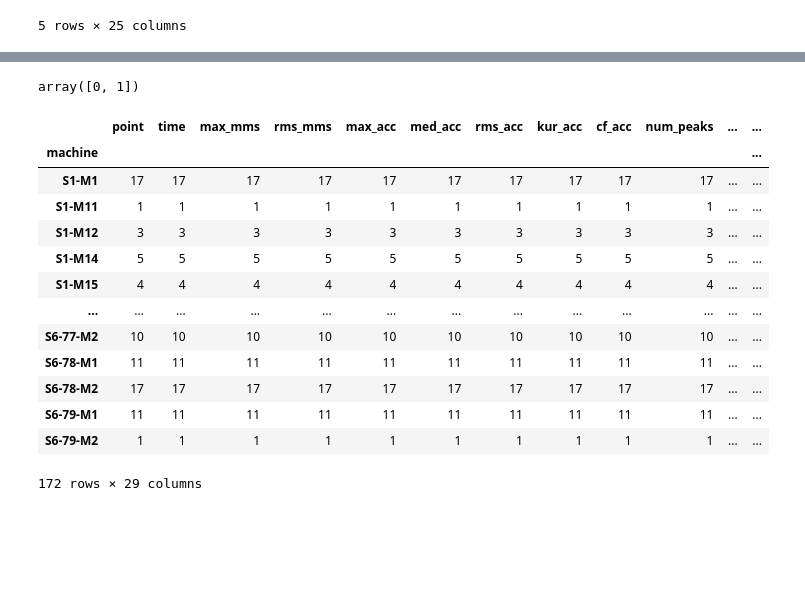
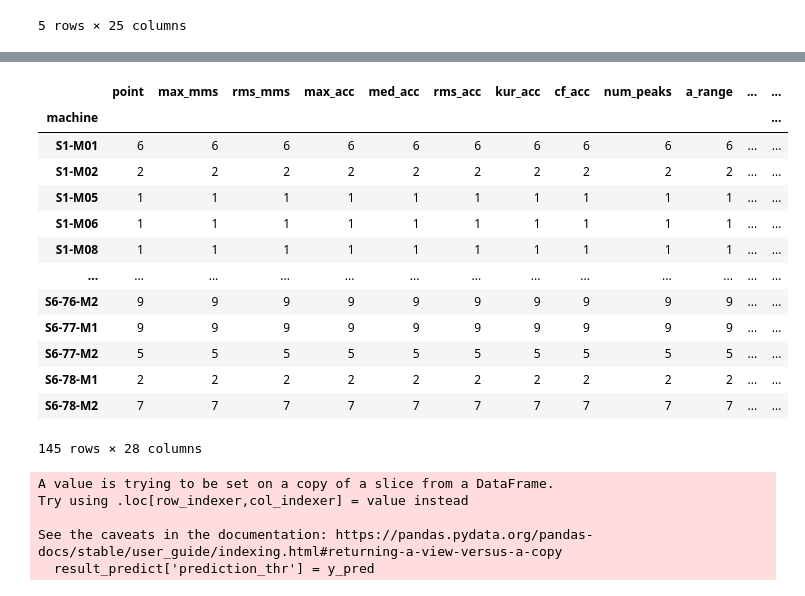
Before and after one commit to esteban-riv/projectargus, a Jupyter notebook: Model Application.ipynb, the cells around one changed output, grey strips where cells are left out. Saved outputs shown, nothing was run; the diff lists cells and outputs as text; code cells hidden in the pictures; blank space fills up the shorter version.

```diff
--- a/Model Application.ipynb
+++ b/Model Application.ipynb
@@ -71,18 +56,28 @@ result.tail()
 # %%
+# And apply all transformations to get features based on Feature Engineering section of "Project Argus.ipynb"
 
-result = result.sort_values(by='time')
+result.index = result.time
+result.drop(columns='time', inplace=True)
 result['prev_diag'] = result.groupby(['machine','point'])['Id_Estado_Activo'].shift(fill_value=1)
+
 result['pct_change_acc'] = result.groupby(['machine','point']).max_acc.pct_change(fill_method='ffill' )
 result['mean_mms_prev'] = result.groupby(['machine', 'point'])['rms_mms'].apply(lambda x: x.shift().expanding().mean())
 result['mean_mms_prev'] = result['mean_mms_prev']/result['rms_mms']
 result = result.fillna(0)
+
+
 result['element_type'] = result['point'][0:1]
 result.loc[:, 'element_type'] = result.point.map(lambda x: x[0])
-result.index = result.time
-result = result.dropna().sort_index()
-result['Id_Estado_Activo_fixed'] = result['Id_Estado_Activo_fixed'].astype('int')
-result['prev_diag'] = result['prev_diag'].astype('int')
+
+
+result_predict = result.dropna().sort_index()
+result_predict['Id_Estado_Activo_fixed'] = result_predict['Id_Estado_Activo_fixed'].astype('int')
+result_predict['prev_diag'] = result_predict['prev_diag'].astype('int')
 
 # We set the Good status as 0 label and Warning and Alarm as label 1.
-result['prev_diag'] = result['prev_diag'].replace({1:0, 2:1, 3:1})
-result['Id_Estado_Activo_fixed'] = result['Id_Estado_Activo_fixed'].replace({1:0, 2:1, 3:1})
+result_predict['prev_diag'] = result_predict['prev_diag'].replace({1:0, 2:1, 3:1})
+result_predict['Id_Estado_Activo_fixed'] = result_predict['Id_Estado_Activo_fixed'].replace({1:0, 2:1, 3:1})
+
+
+# And finally we only get data from last measurement
+result_predict  = result_predict.loc[result_predict.index > '2021-01-01 08:00:00']
@@ -95,5 +84,7 @@ Name: prev_diag, dtype: int64
 # %%
-result_pred = result[['max_mms', 'rms_mms', 'max_acc', 'med_acc',
+# Apply column transformer to data
+
+result_pred = result_predict[['max_mms', 'rms_mms', 'max_acc', 'med_acc',
              'rms_acc', 'kur_acc', 'cf_acc', 'num_peaks', 'max_dem', 'rms_dem','pct_change_acc',
              'a_range', 'b_range', 'c_range', 'd_range', 'e_range', 'f_range', 'g_range', 'h_range',
              'i_range', 'j_range', 'mean_mms_prev', 'element_type', 'prev_diag']]
@@ -102,9 +95,7 @@ x_pred = ct.transform(result_pred)
 model_filename = 'Model/gcbmodel.sav'
 model = pickle.load(open(model_filename, 'rb'))
 # %%
+# And predict data
+
 y_pred = model.predict(x_pred)
+result_predict['prediction'] = y_pred
-# %%
-import numpy as np
-np.unique(y_pred)
-# %% [output]
-array([0, 1])
@@ -113,17 +102,17 @@ result['prediction'] = y_pred
 # %%
-result[result['prediction']==1].groupby('machine').count()
+result_predict[result_predict['prediction']==1].groupby('machine').count()
 # %% [output]
-|  | point | time | max_mms | rms_mms | max_acc | med_acc | rms_acc | kur_acc | cf_acc | num_peaks | ... | ... |
+|  | point | max_mms | rms_mms | max_acc | med_acc | rms_acc | kur_acc | cf_acc | num_peaks | a_range | ... | ... |
 | machine |  |  |  |  |  |  |  |  |  |  |  | ... |
-| S1-M1 | 17 | 17 | 17 | 17 | 17 | 17 | 17 | 17 | 17 | 17 | ... | ... |
-| S1-M11 | 1 | 1 | 1 | 1 | 1 | 1 | 1 | 1 | 1 | 1 | ... | ... |
-| S1-M12 | 3 | 3 | 3 | 3 | 3 | 3 | 3 | 3 | 3 | 3 | ... | ... |
-| S1-M14 | 5 | 5 | 5 | 5 | 5 | 5 | 5 | 5 | 5 | 5 | ... | ... |
-| S1-M15 | 4 | 4 | 4 | 4 | 4 | 4 | 4 | 4 | 4 | 4 | ... | ... |
+| S1-M01 | 6 | 6 | 6 | 6 | 6 | 6 | 6 | 6 | 6 | 6 | ... | ... |
+| S1-M02 | 2 | 2 | 2 | 2 | 2 | 2 | 2 | 2 | 2 | 2 | ... | ... |
+| S1-M05 | 1 | 1 | 1 | 1 | 1 | 1 | 1 | 1 | 1 | 1 | ... | ... |
+| S1-M06 | 1 | 1 | 1 | 1 | 1 | 1 | 1 | 1 | 1 | 1 | ... | ... |
+| S1-M08 | 1 | 1 | 1 | 1 | 1 | 1 | 1 | 1 | 1 | 1 | ... | ... |
 | ... | ... | ... | ... | ... | ... | ... | ... | ... | ... | ... | ... | ... |
-| S6-77-M2 | 10 | 10 | 10 | 10 | 10 | 10 | 10 | 10 | 10 | 10 | ... | ... |
-| S6-78-M1 | 11 | 11 | 11 | 11 | 11 | 11 | 11 | 11 | 11 | 11 | ... | ... |
-| S6-78-M2 | 17 | 17 | 17 | 17 | 17 | 17 | 17 | 17 | 17 | 17 | ... | ... |
-| S6-79-M1 | 11 | 11 | 11 | 11 | 11 | 11 | 11 | 11 | 11 | 11 | ... | ... |
-| S6-79-M2 | 1 | 1 | 1 | 1 | 1 | 1 | 1 | 1 | 1 | 1 | ... | ... |
+| S6-76-M2 | 9 | 9 | 9 | 9 | 9 | 9 | 9 | 9 | 9 | 9 | ... | ... |
+| S6-77-M1 | 9 | 9 | 9 | 9 | 9 | 9 | 9 | 9 | 9 | 9 | ... | ... |
+| S6-77-M2 | 5 | 5 | 5 | 5 | 5 | 5 | 5 | 5 | 5 | 5 | ... | ... |
+| S6-78-M1 | 2 | 2 | 2 | 2 | 2 | 2 | 2 | 2 | 2 | 2 | ... | ... |
+| S6-78-M2 | 7 | 7 | 7 | 7 | 7 | 7 | 7 | 7 | 7 | 7 | ... | ... |
-172 rows × 29 columns
+145 rows × 28 columns
@@ -129,0 +123,8 @@ result[result['prediction']==1].groupby('machine').count()
+# %%
+result_predict['prediction_thr'] = y_pred
+# %% [output]
+A value is trying to be set on a copy of a slice from a DataFrame.
+Try using .loc[row_indexer,col_indexer] = value instead
+
+See the caveats in the documentation: https://pandas.pydata.org/pandas-docs/stable/user_guide/indexing.html#returning-a-view-versus-a-copy
+  result_predict['prediction_thr'] = y_pred
```
Also changed, not shown: parts of 12 cells of this notebook, 9 other files.
